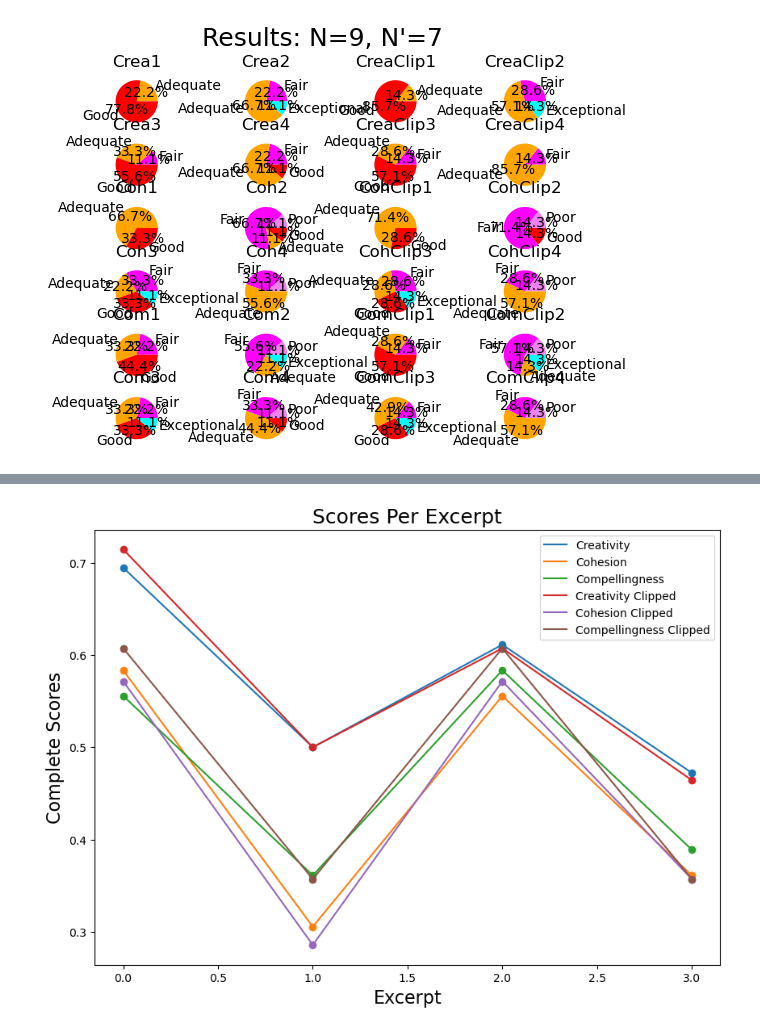
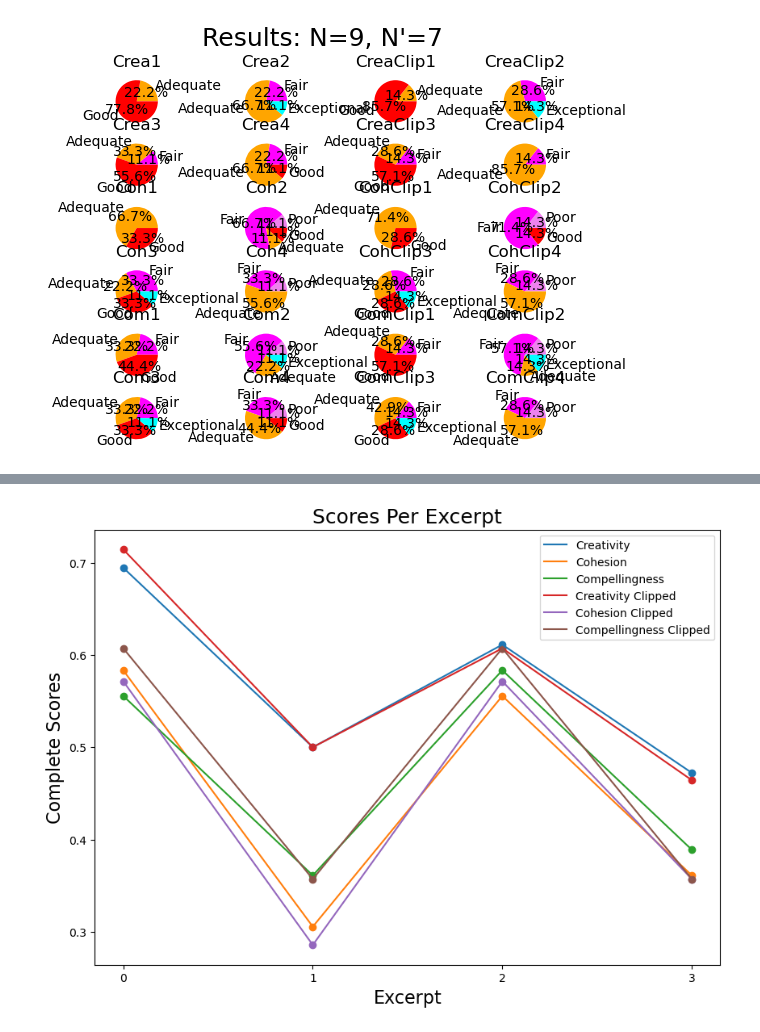
Before and after one commit to oscars47/Literary-RNN, a Jupyter notebook: data vis/datavis.ipynb, the cells around one changed output, grey strips where cells are left out. Cells and saved outputs as stored; diff of their text form; code cells hidden in the pictures.

```diff
--- a/data vis/datavis.ipynb
+++ b/data vis/datavis.ipynb
@@ -393,34 +394,35 @@ for i, metric_ls in enumerate(total_ls):
             cohe_scores.append(score)
         elif i == 2:
             comp_scores.append(score)
         elif i ==3:
             crea_clip_scores.append(score)
         elif i ==4:
             cohe_clip_scores.append(score)
         elif i==5:
             comp_clip_scores.append(score)
 
 plt.figure(figsize=(10,7))
 plt.plot(list(range(4)), crea_scores, label='Creativity')
 plt.plot(list(range(4)), cohe_scores, label='Cohesion')
 plt.plot(list(range(4)), comp_scores, label='Compellingness')
 plt.plot(list(range(4)), crea_clip_scores, label='Creativity Clipped')
 plt.plot(list(range(4)), cohe_clip_scores, label='Cohesion Clipped')
 plt.plot(list(range(4)), comp_clip_scores, label='Compellingness Clipped')
 
 plt.scatter(list(range(4)), crea_scores)
 plt.scatter(list(range(4)), cohe_scores)
 plt.scatter(list(range(4)), comp_scores)
 plt.scatter(list(range(4)), crea_clip_scores)
 plt.scatter(list(range(4)), cohe_clip_scores)
 plt.scatter(list(range(4)), comp_clip_scores)
 plt.legend()
 plt.xlabel('Excerpt', fontsize=16)
+plt.xticks(ticks=range(4))
 plt.ylabel('Complete Scores', fontsize=16)
 plt.title('Scores Per Excerpt', fontsize=18)
 plt.show()
 # %% [output]
-[figure, old version]
+[figure, new version]
 # %%
 # just clipped
 
```
Also changed, not shown: parts of 2 cells of this notebook, 6 other files.
